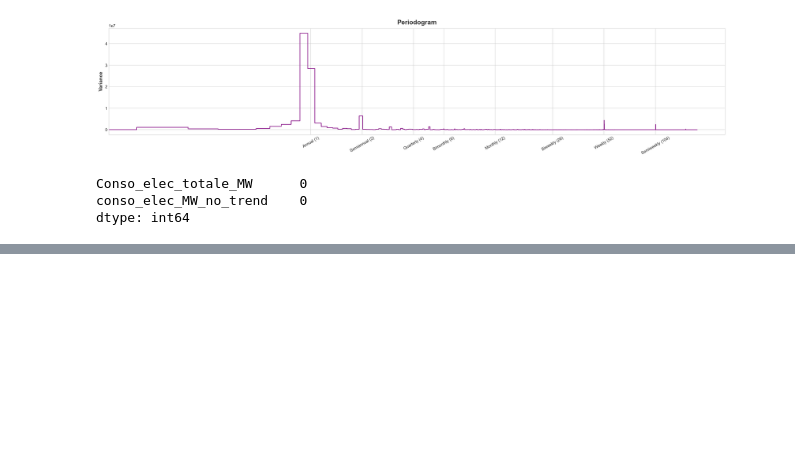
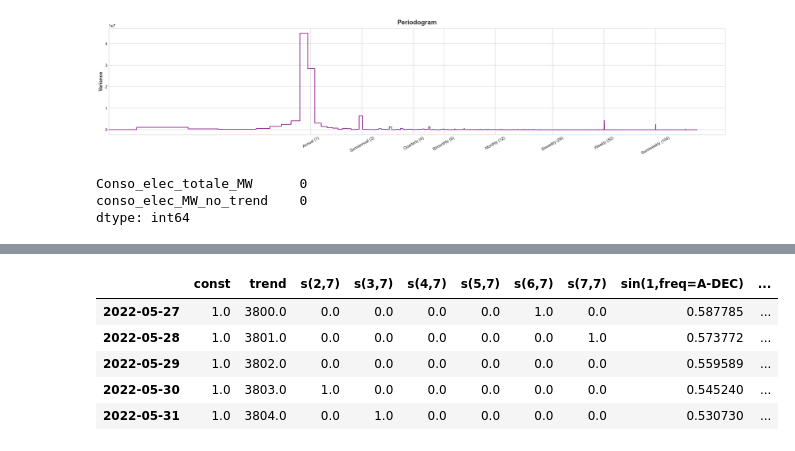
Before and after one commit to AxelRK200/Energy_Consumption_Forecast_Winter_2023-2024_France, a Jupyter notebook: 3_Seasonality.ipynb, the cells around one changed output, grey strips where cells are left out. Cells and saved outputs as stored; diff of their text form; code cells hidden in the pictures; blank space fills up the shorter version.

```diff
--- a/3_Seasonality.ipynb
+++ b/3_Seasonality.ipynb
@@ -291,0 +320,24 @@ tandis que la saisonnalité observée au jour, ou à la demi-journée est de l'o
+# %%
+fourier = CalendarFourier(freq="A", order=2)  # 2 sin/cos pairs for "A"nnual seasonality
+# %%
+index = pd.period_range("2012-01-01", freq="D", periods=3804)
+# %%
+dp = DeterministicProcess(
+    index,
+    constant=True,               # dummy feature for bias (y-intercept)
+    order=1,                     # trend (order 1 means linear)
+    seasonal=True,              # weekly seasonality (indicators)
+    additional_terms=[fourier],  # annual seasonality (fourier)
+    drop=True                   # drop terms to avoid collinearity
+)
+# %%
+X = dp.in_sample()  # create features for dates in tunnel.index
+# %%
+X.tail()
+# %% [output]
+|  | const | trend | s(2,7) | s(3,7) | s(4,7) | s(5,7) | s(6,7) | s(7,7) | sin(1,freq=A-DEC) | ... |
+| 2022-05-27 | 1.0 | 3800.0 | 0.0 | 0.0 | 0.0 | 0.0 | 1.0 | 0.0 | 0.587785 | ... |
+| 2022-05-28 | 1.0 | 3801.0 | 0.0 | 0.0 | 0.0 | 0.0 | 0.0 | 1.0 | 0.573772 | ... |
+| 2022-05-29 | 1.0 | 3802.0 | 0.0 | 0.0 | 0.0 | 0.0 | 0.0 | 0.0 | 0.559589 | ... |
+| 2022-05-30 | 1.0 | 3803.0 | 1.0 | 0.0 | 0.0 | 0.0 | 0.0 | 0.0 | 0.545240 | ... |
+| 2022-05-31 | 1.0 | 3804.0 | 0.0 | 1.0 | 0.0 | 0.0 | 0.0 | 0.0 | 0.530730 | ... |
```
Also changed, not shown: parts of 12 cells of this notebook.
